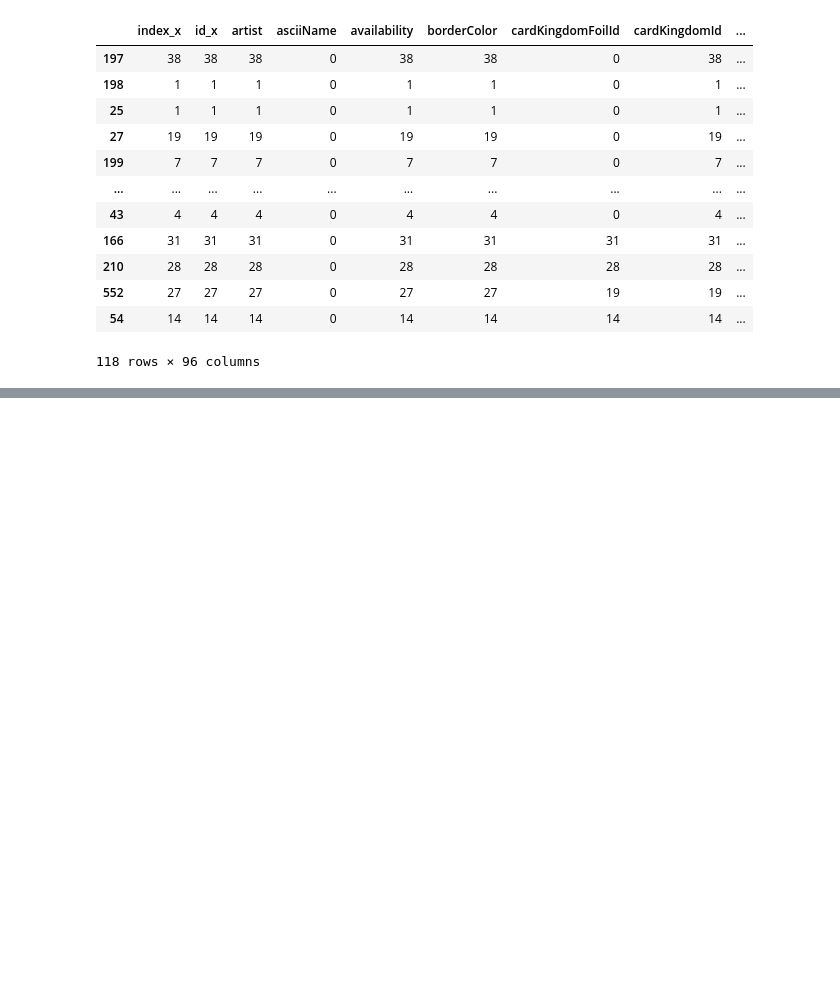
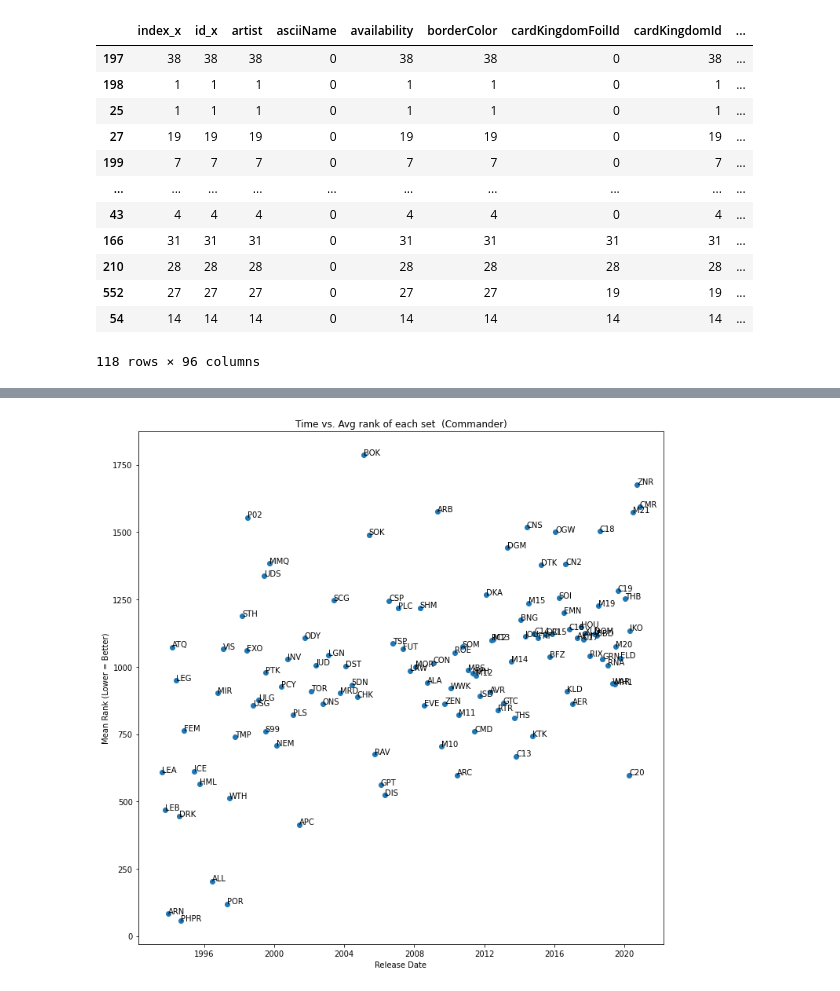
Before and after one commit to Tbone22jack/MTG-Data-viz, a Jupyter notebook: MagicProject2.ipynb, the cells around one changed output, grey strips where cells are left out. Saved outputs shown, nothing was run; the diff lists cells and outputs as text; code cells hidden in the pictures; blank space fills up the shorter version.

```diff
--- a/MagicProject2.ipynb
+++ b/MagicProject2.ipynb
@@ -120,0 +152,2 @@ D
+# %%
+mean_of_sets =pd.merge(top_edh.groupby('setCode').mean(), set_info, left_index = True, right_on = 'code')
@@ -120,0 +186,8 @@ D
+# %%
+fig, ax1 = plt.subplots(figsize = (12,12))
+ax1.scatter(pd.to_datetime(mean_of_sets['releaseDate']), mean_of_sets['edhrecRank']);
+ax1.set(xlabel = 'Release Date', ylabel = 'Mean Rank (Lower = Better)', title = 'Time vs. Avg rank of each set  (Commander)');
+for i, txt in enumerate(mean_of_sets['code']):
+    ax1.annotate(txt, (pd.to_datetime(mean_of_sets.releaseDate.iat[i]),mean_of_sets.edhrecRank.iat[i]))
+# %% [output]
+[figure, added]
```
Also changed, not shown: parts of 17 cells of this notebook.
